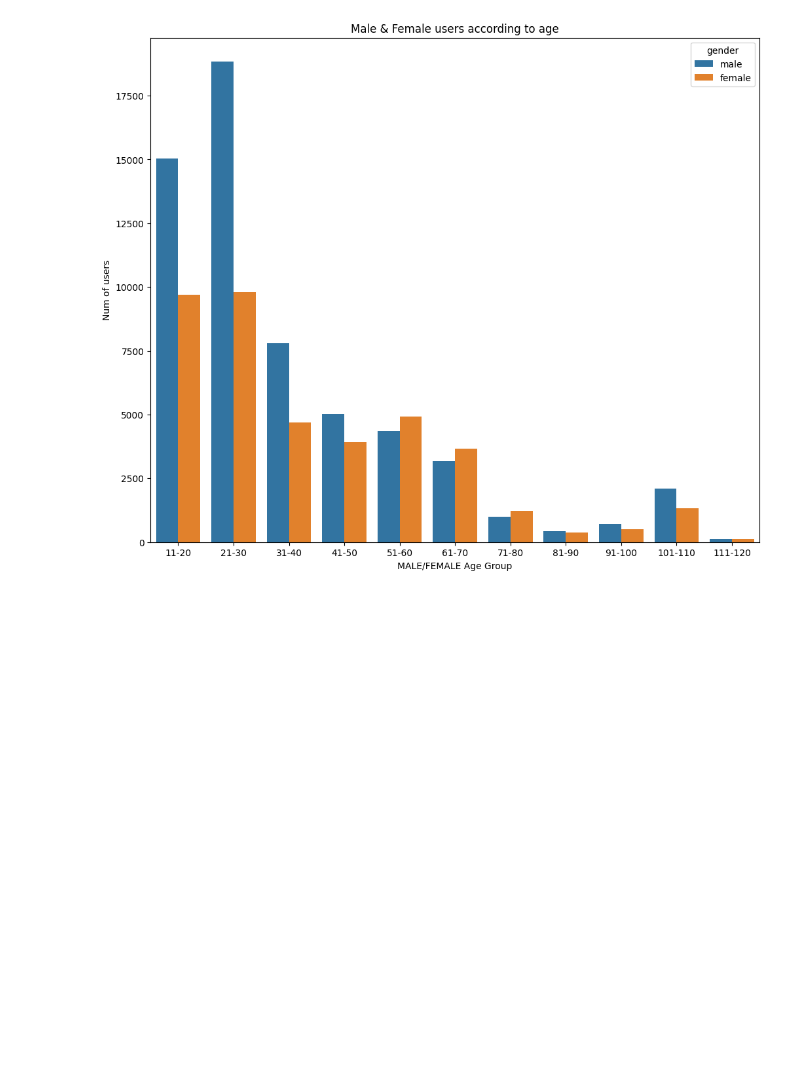
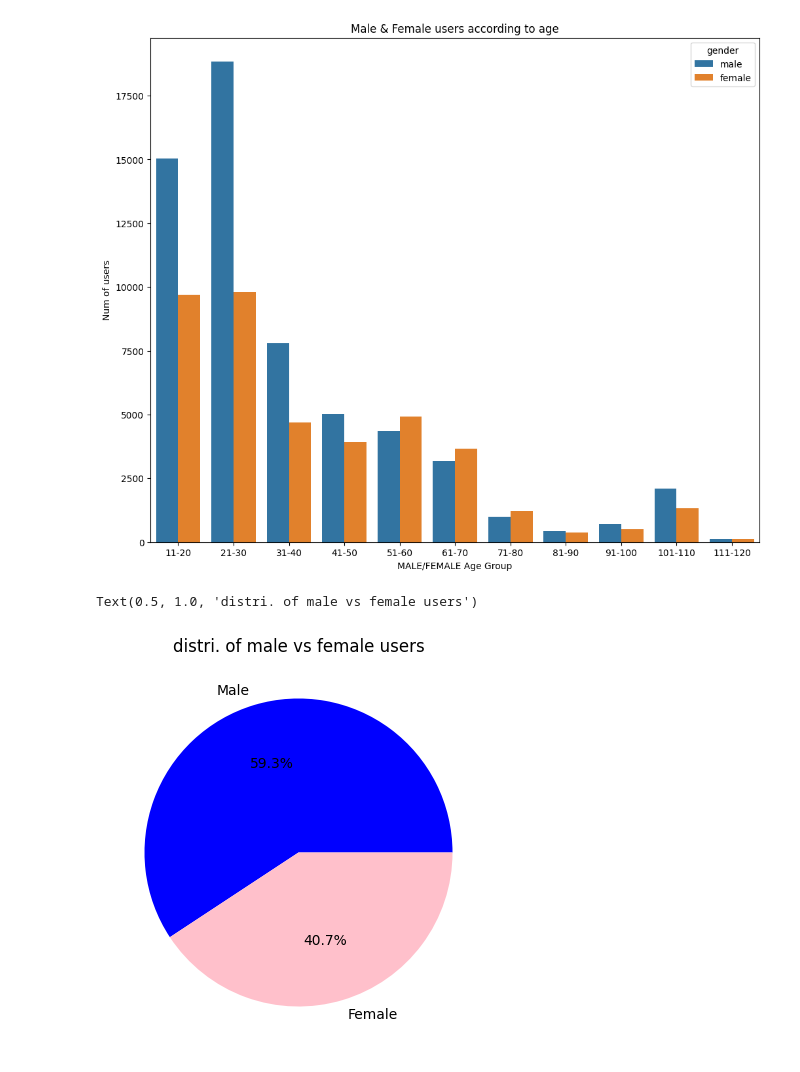
Before and after one commit to ghelanikirtan/Training-Tasks---SculptSoft, a Jupyter notebook: 26MAY2025/TASK - EDA/EDA.ipynb, the cells around one changed output. Saved outputs shown, nothing was run; the diff lists cells and outputs as text; code cells hidden in the pictures; blank space fills up the shorter version.

```diff
--- a/26MAY2025/TASK - EDA/EDA.ipynb
+++ b/26MAY2025/TASK - EDA/EDA.ipynb
@@ -163,3 +163,13 @@ plt.title('Male & Female users according to age')
 # %% [output]
 Text(0.5, 1.0, 'Male & Female users according to age')
 [figure]
+# %%
+plt.figure(figsize = (5,5))
+plt.pie(
+    df['gender'].value_counts(),
+    labels = ['Male', 'Female'],
+    colors = ['blue', 'pink'], autopct = '%1.1f%%')
+plt.title('distri. of male vs female users')
+# %% [output]
+Text(0.5, 1.0, 'distri. of male vs female users')
+[figure, added]
```
Also changed, not shown: parts of 4 cells of this notebook.
